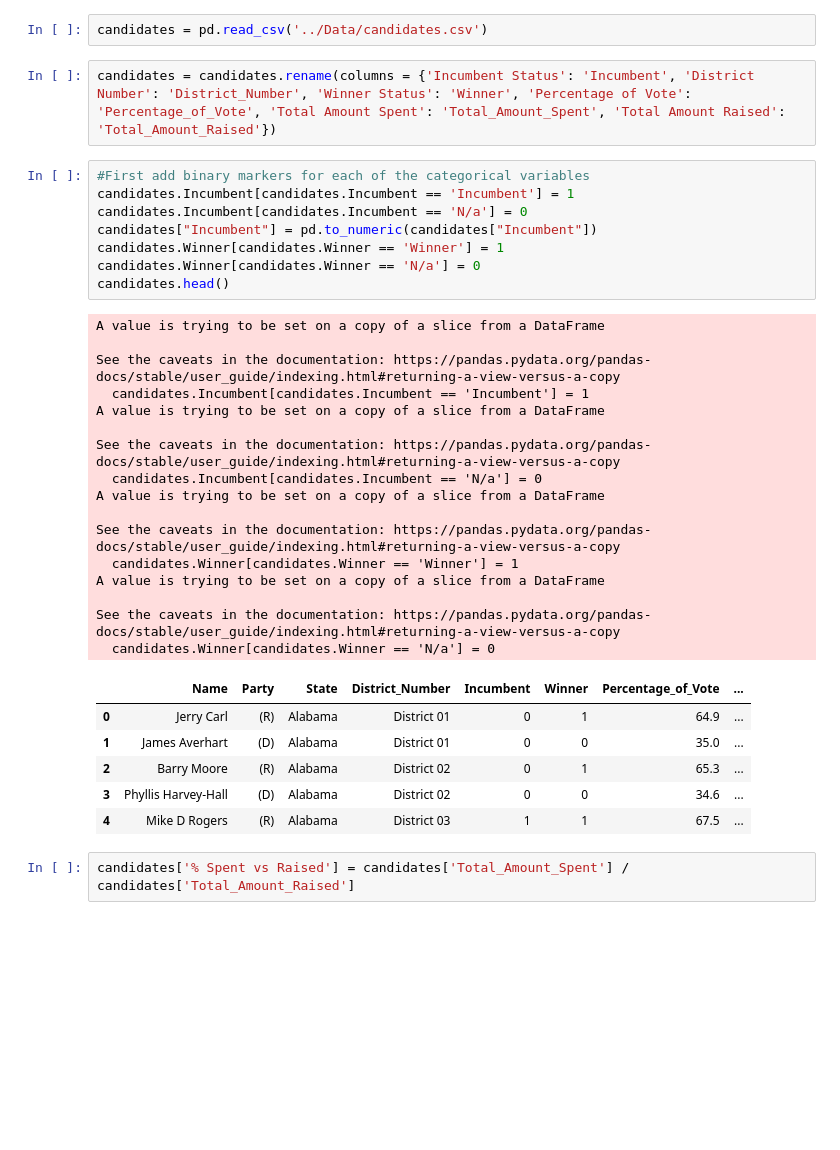
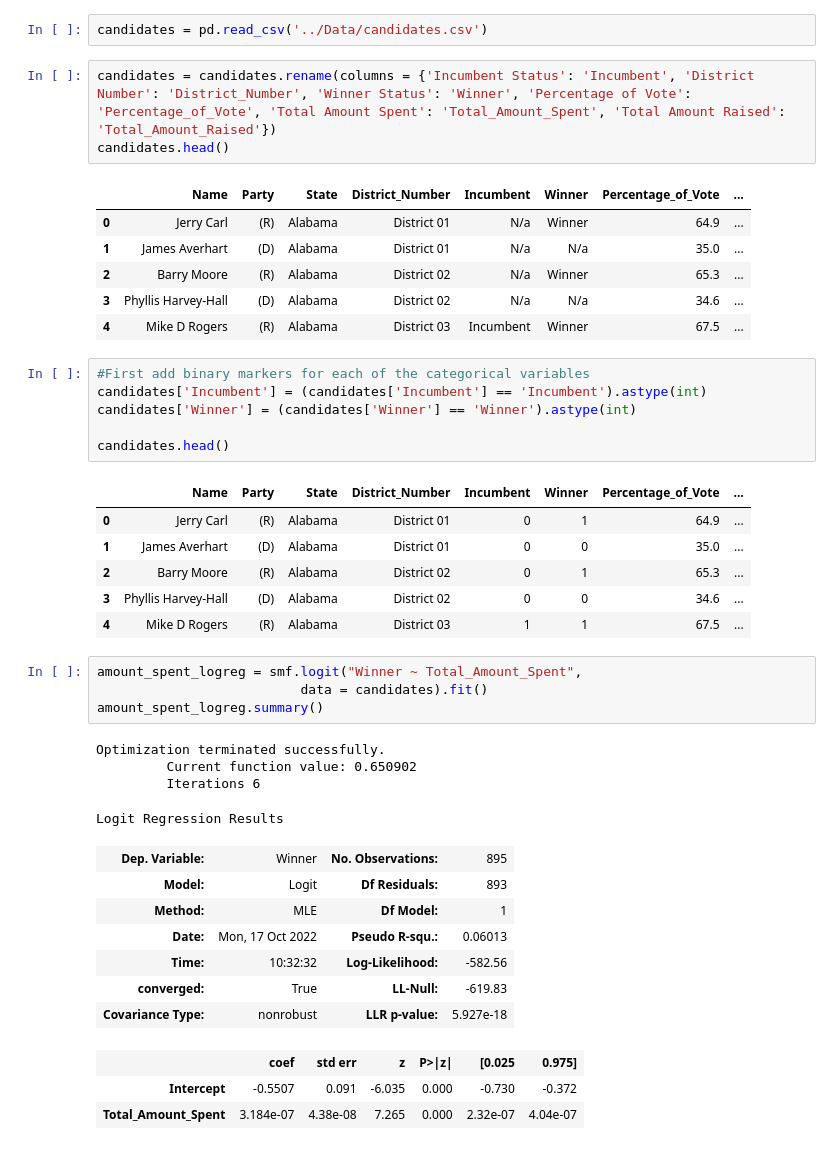
Before and after one commit to nss-data-science-cohort-6/webscraping_open_secrets-malted_milk_balls, a Jupyter notebook: Notebooks/candidates_logisitic_regression.ipynb, the cells around one changed output. Cells and saved outputs as stored; diff of their text form; blank space fills up the shorter version.

```diff
--- a/Notebooks/candidates_logisitic_regression.ipynb
+++ b/Notebooks/candidates_logisitic_regression.ipynb
@@ -19,36 +19,43 @@ After fitting your model, interpret the meaning of the coefficients you get.
 candidates = pd.read_csv('../Data/candidates.csv')
 # %%
 candidates = candidates.rename(columns = {'Incumbent Status': 'Incumbent', 'District Number': 'District_Number', 'Winner Status': 'Winner', 'Percentage of Vote': 'Percentage_of_Vote', 'Total Amount Spent': 'Total_Amount_Spent', 'Total Amount Raised': 'Total_Amount_Raised'})
+candidates.head()
+# %% [output]
+|  | Name | Party | State | District_Number | Incumbent | Winner | Percentage_of_Vote | ... |
+| 0 | Jerry Carl | (R) | Alabama | District 01 | N/a | Winner | 64.9 | ... |
+| 1 | James Averhart | (D) | Alabama | District 01 | N/a | N/a | 35.0 | ... |
+| 2 | Barry Moore | (R) | Alabama | District 02 | N/a | Winner | 65.3 | ... |
+| 3 | Phyllis Harvey-Hall | (D) | Alabama | District 02 | N/a | N/a | 34.6 | ... |
+| 4 | Mike D Rogers | (R) | Alabama | District 03 | Incumbent | Winner | 67.5 | ... |
 # %%
 #First add binary markers for each of the categorical variables
-candidates.Incumbent[candidates.Incumbent == 'Incumbent'] = 1
-candidates.Incumbent[candidates.Incumbent == 'N/a'] = 0
-candidates["Incumbent"] = pd.to_numeric(candidates["Incumbent"])
-candidates.Winner[candidates.Winner == 'Winner'] = 1
-candidates.Winner[candidates.Winner == 'N/a'] = 0
+candidates['Incumbent'] = (candidates['Incumbent'] == 'Incumbent').astype(int)
+candidates['Winner'] = (candidates['Winner'] == 'Winner').astype(int)
+
 candidates.head()
 # %% [output]
-A value is trying to be set on a copy of a slice from a DataFrame
-
-See the caveats in the documentation: https://pandas.pydata.org/pandas-docs/stable/user_guide/indexing.html#returning-a-view-versus-a-copy
-  candidates.Incumbent[candidates.Incumbent == 'Incumbent'] = 1
-A value is trying to be set on a copy of a slice from a DataFrame
-
-See the caveats in the documentation: https://pandas.pydata.org/pandas-docs/stable/user_guide/indexing.html#returning-a-view-versus-a-copy
-  candidates.Incumbent[candidates.Incumbent == 'N/a'] = 0
-A value is trying to be set on a copy of a slice from a DataFrame
-
-See the caveats in the documentation: https://pandas.pydata.org/pandas-docs/stable/user_guide/indexing.html#returning-a-view-versus-a-copy
-  candidates.Winner[candidates.Winner == 'Winner'] = 1
-A value is trying to be set on a copy of a slice from a DataFrame
-
-See the caveats in the documentation: https://pandas.pydata.org/pandas-docs/stable/user_guide/indexing.html#returning-a-view-versus-a-copy
-  candidates.Winner[candidates.Winner == 'N/a'] = 0
 |  | Name | Party | State | District_Number | Incumbent | Winner | Percentage_of_Vote | ... |
 | 0 | Jerry Carl | (R) | Alabama | District 01 | 0 | 1 | 64.9 | ... |
 | 1 | James Averhart | (D) | Alabama | District 01 | 0 | 0 | 35.0 | ... |
 | 2 | Barry Moore | (R) | Alabama | District 02 | 0 | 1 | 65.3 | ... |
 | 3 | Phyllis Harvey-Hall | (D) | Alabama | District 02 | 0 | 0 | 34.6 | ... |
 | 4 | Mike D Rogers | (R) | Alabama | District 03 | 1 | 1 | 67.5 | ... |
-# %%
-candidates['% Spent vs Raised'] = candidates['Total_Amount_Spent'] / candidates['Total_Amount_Raised']
+# %%
+amount_spent_logreg = smf.logit("Winner ~ Total_Amount_Spent",
+                          data = candidates).fit()
+amount_spent_logreg.summary()
+# %% [output]
+Optimization terminated successfully.
+         Current function value: 0.650902
+         Iterations 6
+Logit Regression Results
+| Dep. Variable: | Winner | No. Observations: | 895 |
+| Model: | Logit | Df Residuals: | 893 |
+| Method: | MLE | Df Model: | 1 |
+| Date: | Mon, 17 Oct 2022 | Pseudo R-squ.: | 0.06013 |
+| Time: | 10:32:32 | Log-Likelihood: | -582.56 |
+| converged: | True | LL-Null: | -619.83 |
+| Covariance Type: | nonrobust | LLR p-value: | 5.927e-18 |
+|  | coef | std err | z | P>|z| | [0.025 | 0.975] |
+| Intercept | -0.5507 | 0.091 | -6.035 | 0.000 | -0.730 | -0.372 |
+| Total_Amount_Spent | 3.184e-07 | 4.38e-08 | 7.265 | 0.000 | 2.32e-07 | 4.04e-07 |
```
Also changed, not shown: parts of 4 cells of this notebook.
